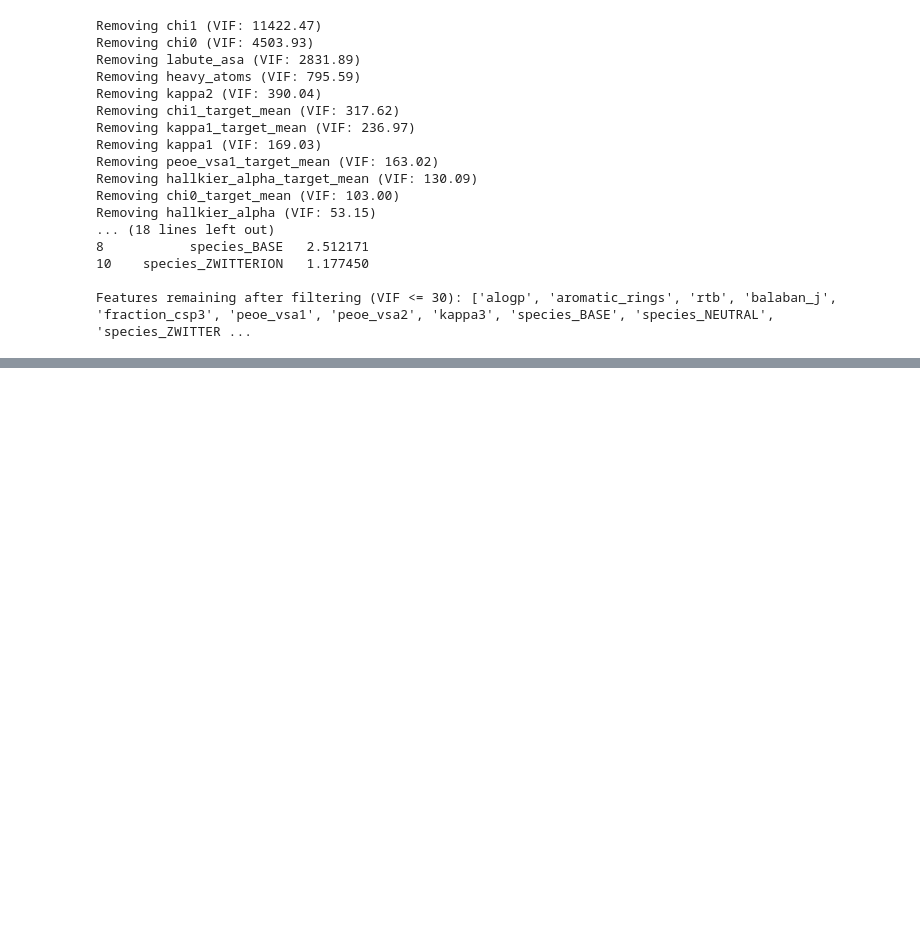
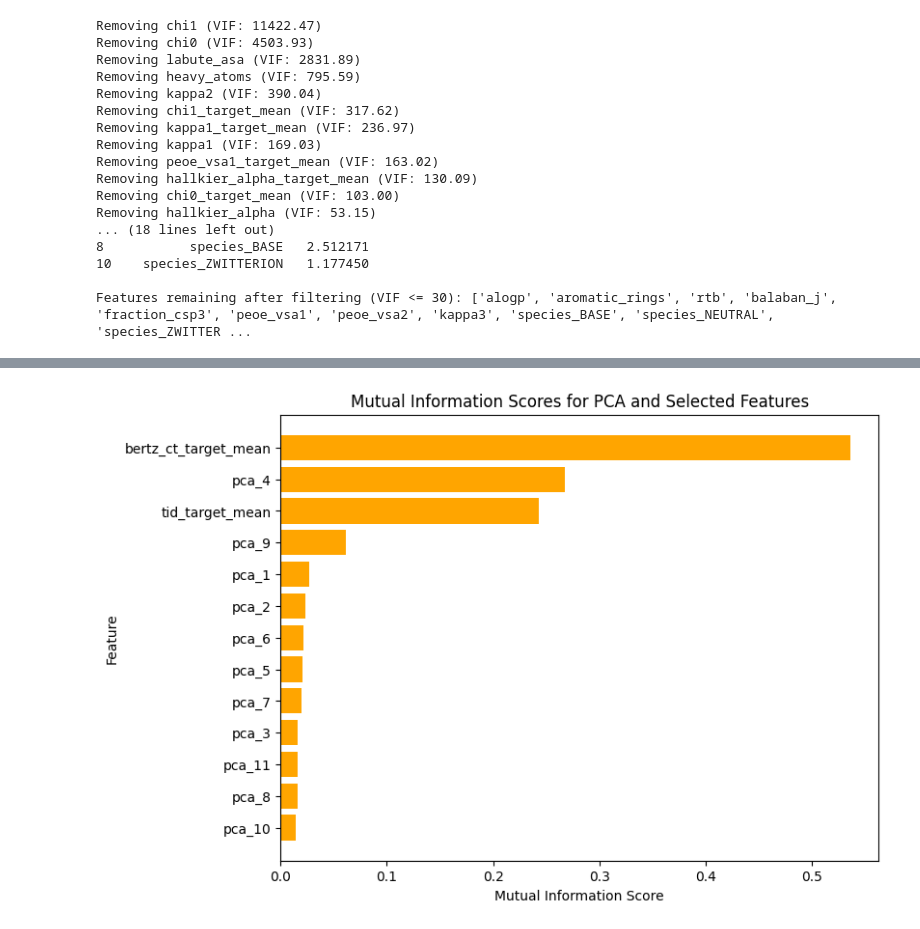
Before and after one commit to Taliwat/BioPred, a Jupyter notebook: Phase_1/Notebooks/phase_1_fe.ipynb, the cells around one changed output, grey strips where cells are left out. Saved outputs shown, nothing was run; the diff lists cells and outputs as text; code cells hidden in the pictures; blank space fills up the shorter version.

```diff
--- a/Phase_1/Notebooks/phase_1_fe.ipynb
+++ b/Phase_1/Notebooks/phase_1_fe.ipynb
@@ -302,0 +335,30 @@ plt.show()
+# %%
+# Apply PCA again with the optimal number of components
+pca_final = PCA(n_components = num_components)
+X_pca_red = pca_final.fit_transform(X_scaled)
+# %%
+# Convert PCA components to a DataFrame
+pca_cols = [f"pca_{i+1}" for i in range(num_components)]
+pca_df = pd.DataFrame(X_pca_red, columns = pca_cols)
+# %%
+# Concatenate PCA with selected features from previous MI scoring, taking only tid_target_mean and bertz_ct_target_mean
+feats_for_concat = ['tid_target_mean', 'bertz_ct_target_mean']
+pca_df[feats_for_concat] = feat_fil_df[feats_for_concat].reset_index(drop = True)
+# %%
+# Compute MI Scores on new combined data
+y = feat_fil_df['min_standard_value']
+mi_scores_pca = mutual_info_regression(pca_df, y)
+
+mi_scores_df = pd.DataFrame({'Feature': pca_df.columns, 'MI Score': mi_scores_pca})
+mi_scores_df = mi_scores_df.sort_values(by = 'MI Score', ascending = False)
+
+# Plot the new scores
+plt.figure(figsize=(8, 6))
+plt.barh(mi_scores_df['Feature'], mi_scores_df['MI Score'], color='orange')
+plt.xlabel("Mutual Information Score")
+plt.ylabel("Feature")
+plt.title("Mutual Information Scores for PCA and Selected Features")
+plt.gca().invert_yaxis()
+plt.show()
+# %% [output]
+[figure, added]
```
Also changed, not shown: parts of 3 cells of this notebook.
